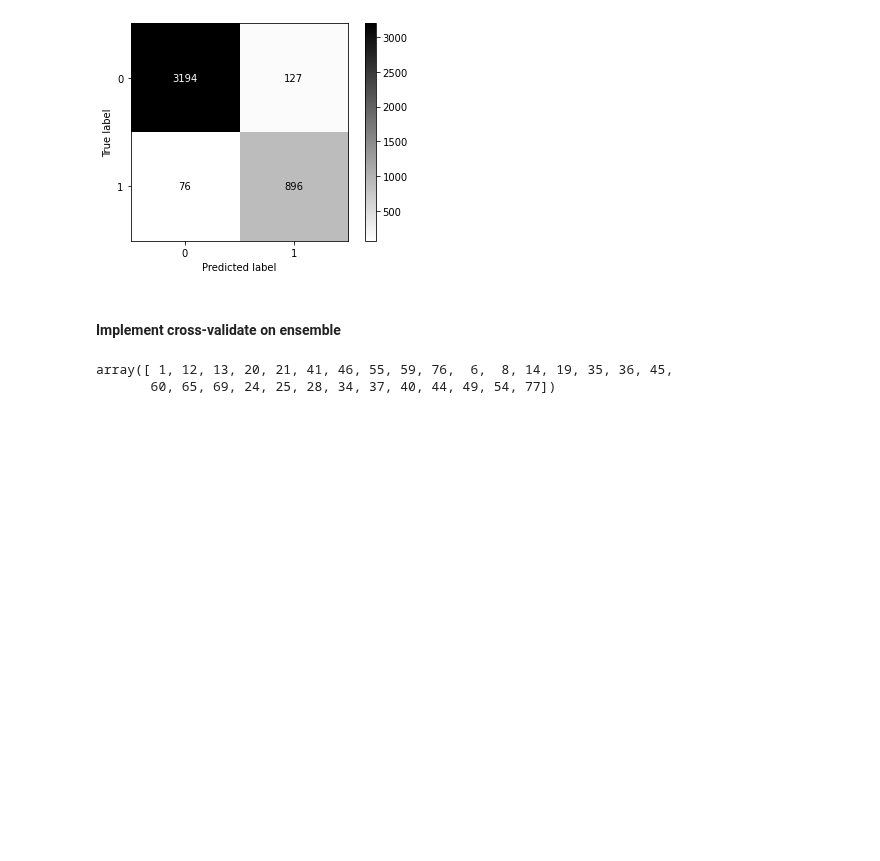
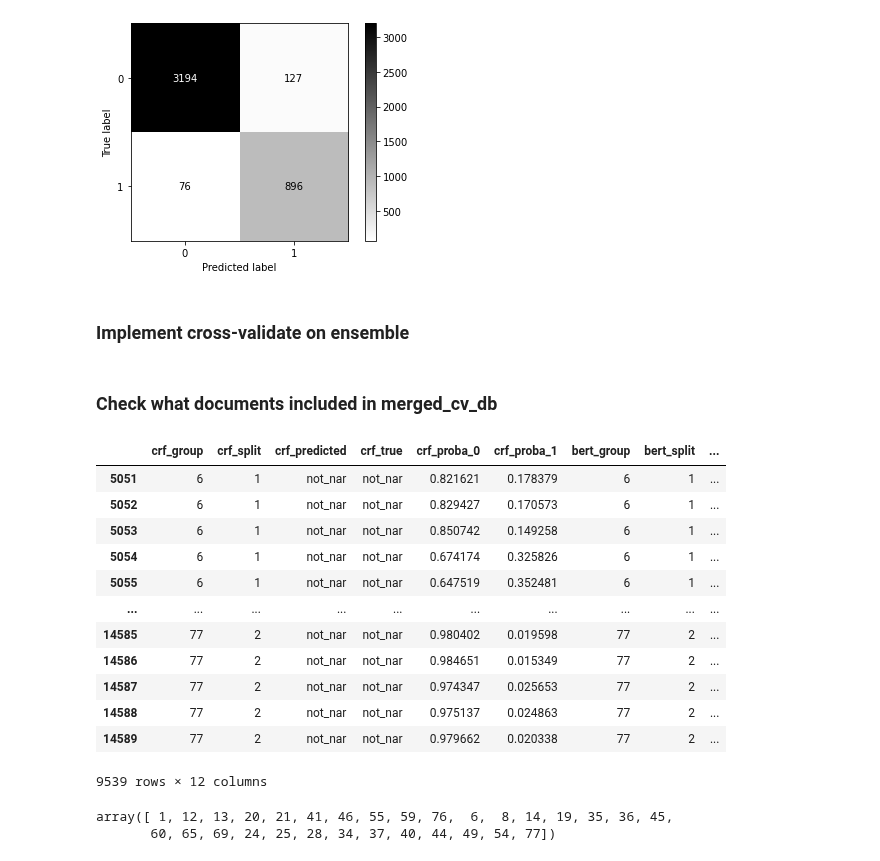
Before and after one commit to Sofy34/personal_strudy, a Jupyter notebook: thesis/15_separate_train_crf_bert.ipynb, the cells around one changed output. Cells and saved outputs as stored; diff of their text form; code cells hidden in the pictures; blank space fills up the shorter version.

```diff
--- a/thesis/15_separate_train_crf_bert.ipynb
+++ b/thesis/15_separate_train_crf_bert.ipynb
@@ -365,4 +398,4 @@ CRF + BERT Logistic regression
 weighted avg       0.95      0.95      0.95      4293
 [figure]
 # %% [markdown]
-#### Implement cross-validate on ensemble
+### Implement cross-validate on ensemble
@@ -378,3 +402,21 @@ def prepared_cross_validate_ensemble(cv_db_, prediction_db_, cv_splits):
+# %% [markdown]
+### Check what documents included in merged_cv_db
+# %%
+merged_cv_db[merged_cv_db['crf_group'].isin(cv_splits[0]['train'])]
+# %% [output]
+|  | crf_group | crf_split | crf_predicted | crf_true | crf_proba_0 | crf_proba_1 | bert_group | bert_split | ... |
+| 5051 | 6 | 1 | not_nar | not_nar | 0.821621 | 0.178379 | 6 | 1 | ... |
+| 5052 | 6 | 1 | not_nar | not_nar | 0.829427 | 0.170573 | 6 | 1 | ... |
+| 5053 | 6 | 1 | not_nar | not_nar | 0.850742 | 0.149258 | 6 | 1 | ... |
+| 5054 | 6 | 1 | not_nar | not_nar | 0.674174 | 0.325826 | 6 | 1 | ... |
+| 5055 | 6 | 1 | not_nar | not_nar | 0.647519 | 0.352481 | 6 | 1 | ... |
+| ... | ... | ... | ... | ... | ... | ... | ... | ... | ... |
+| 14585 | 77 | 2 | not_nar | not_nar | 0.980402 | 0.019598 | 77 | 2 | ... |
+| 14586 | 77 | 2 | not_nar | not_nar | 0.984651 | 0.015349 | 77 | 2 | ... |
+| 14587 | 77 | 2 | not_nar | not_nar | 0.974347 | 0.025653 | 77 | 2 | ... |
+| 14588 | 77 | 2 | not_nar | not_nar | 0.975137 | 0.024863 | 77 | 2 | ... |
+| 14589 | 77 | 2 | not_nar | not_nar | 0.979662 | 0.020338 | 77 | 2 | ... |
+9539 rows × 12 columns
 # %%
 merged_cv_db['crf_group'].unique()
 # %% [output]
```
Also changed, not shown: parts of 22 cells of this notebook, 1 other file.
